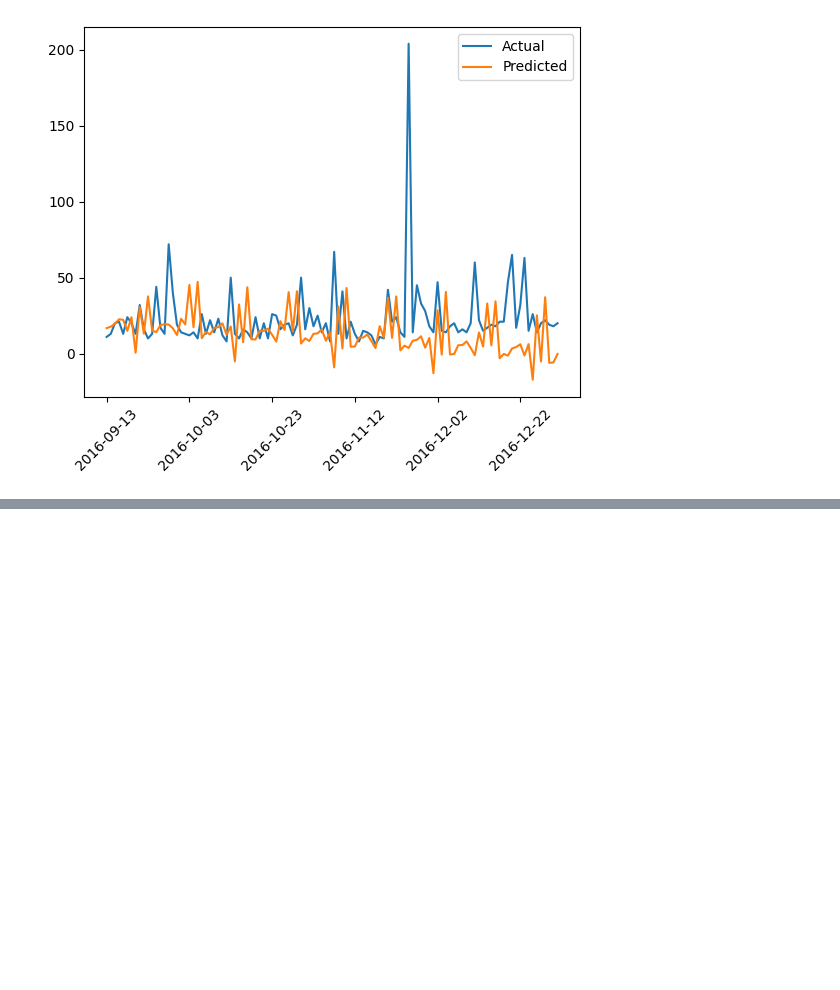
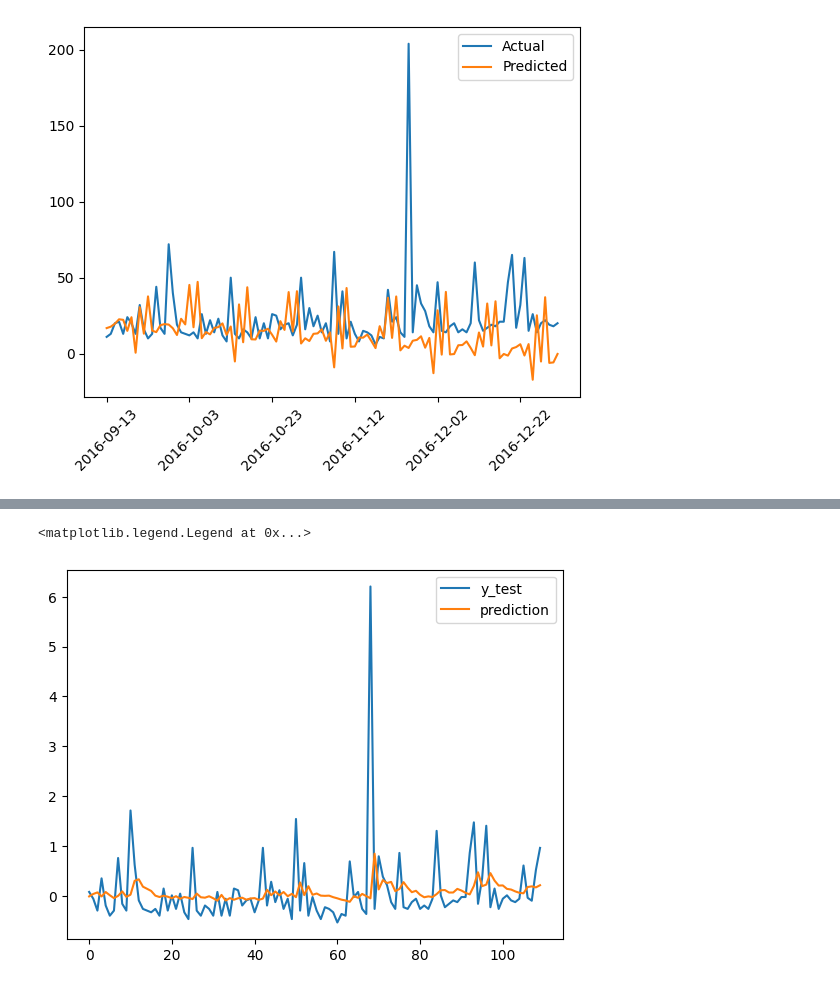
Before and after one commit to AbhiJ2706/ds-workshops, a Jupyter notebook: machine_learning.ipynb, the cells around one changed output, grey strips where cells are left out. Drawn from its saved outputs; the diff is of its cells as text; code cells hidden in the pictures; blank space fills up the shorter version.

```diff
--- a/machine_learning.ipynb
+++ b/machine_learning.ipynb
@@ -517,0 +655,30 @@ print(root_mean_squared_error(y_test, model_results.reshape(-1)))
+# %%
+# creates lags and the train/test split in 1 go
+def create_train_test_nn(row, index_name, n_steps=6):
+    ret_df = pd.DataFrame(columns=([f"X_{i}" for i in range(1, n_steps + 1)] + ["y"]))
+    for i in range(0, n_steps):
+        ret_df[f"X_{i + 1}"] = row.shift(-i)
+    ret_df["y"] = row.shift(-n_steps)
+    ret_df = ret_df.reset_index().dropna()
+    ret_df["name"] = [index_name for i in range(len(ret_df))]
+    return ret_df.iloc[:int(0.8*len(ret_df))], ret_df.iloc[int(0.8*len(ret_df)):]
+
+train_df_temp = train_df.iloc[:2000]
+
+scalers = [StandardScaler() for i in range(2000)]
+
+train_nn_df = train_df_temp.copy(deep=True)
+
+# scaling values
+for i in range(2000):
+    train_nn_df.iloc[i] = scalers[i].fit_transform(train_nn_df.iloc[i].values.reshape(-1, 1)).reshape(-1)
+
+# creating dataframes
+train_nn_formatted, test_nn_formatted = create_train_test_nn(train_nn_df.iloc[0], train_df.iloc[0].name, n_steps=25)
+
+# note: we are limiting to 2000 time series since i don't want my computer to explode
+for i in range(1, 2000):
+    if not i % 100: print(i)
+    train_nn_formatted_addition, test_nn_formatted_addition = create_train_test_nn(train_nn_df.iloc[i], train_df.iloc[i].name, n_steps=25)
+    train_nn_formatted = pd.concat([train_nn_formatted, train_nn_formatted_addition], ignore_index=True)
+    test_nn_formatted = pd.concat([test_nn_formatted, test_nn_formatted_addition], ignore_index=True)
@@ -517,0 +810,9 @@ print(root_mean_squared_error(y_test, model_results.reshape(-1)))
+# %%
+fig, ax = plt.subplots()
+
+plt.plot(y_test[:110], label="y_test")
+plt.plot(model_results2[:110], label="prediction")
+plt.legend()
+# %% [output]
+<matplotlib.legend.Legend at 0x...>
+[figure, added]
```
Also changed, not shown: parts of 30 cells of this notebook, 2 other files.
